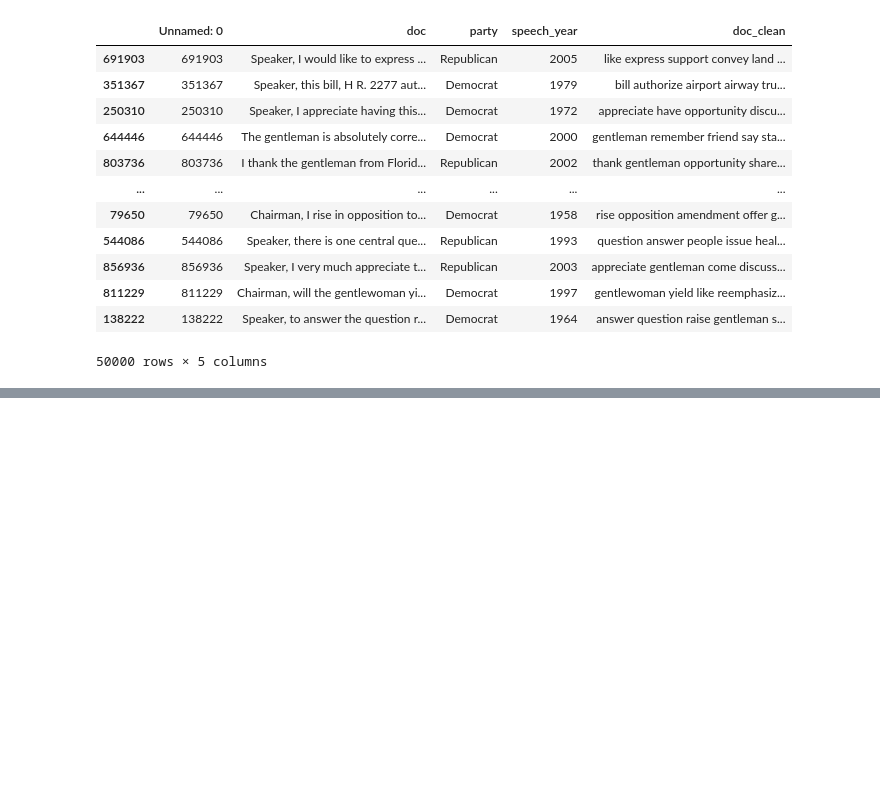
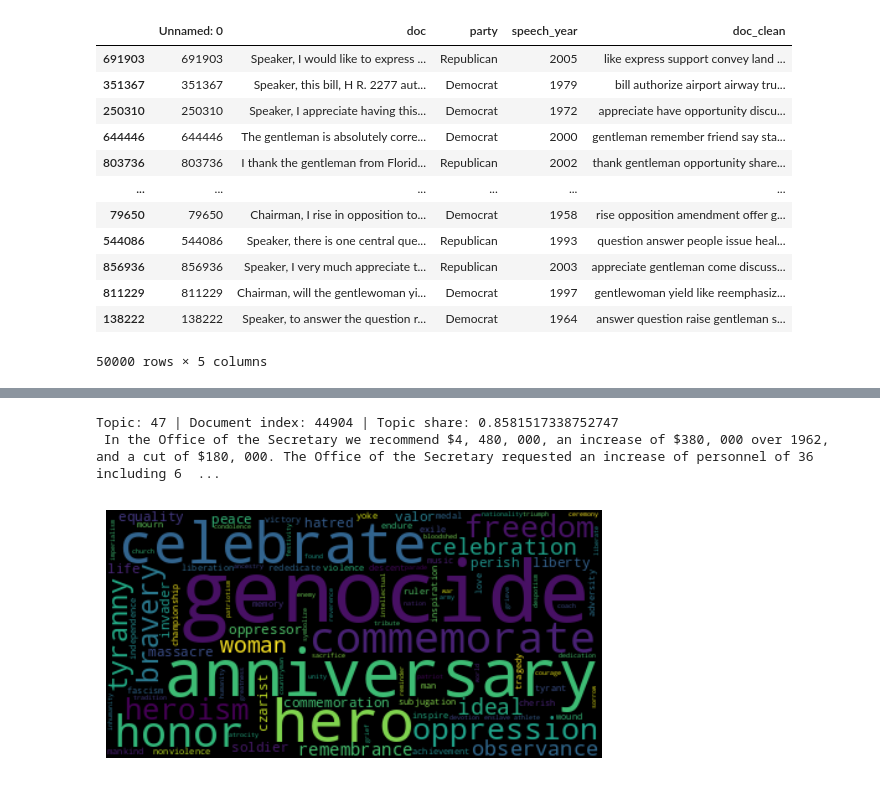
Before and after one commit to benjamin-kohler/generalized_topic_model, a Jupyter notebook: notebooks/gtm_us_congress.ipynb, the cells around one changed output, grey strips where cells are left out. Drawn from its saved outputs; the diff is of its cells as text; code cells hidden in the pictures; blank space fills up the shorter version.

```diff
--- a/notebooks/gtm_us_congress.ipynb
+++ b/notebooks/gtm_us_congress.ipynb
@@ -26,8 +26,8 @@ from gtm import GTM
 # Create a GTMCorpus object
 train_dataset = GTMCorpus(
     df,
-    prevalence = "~ party + C(speech_year)",
-    content = "~ party + C(speech_year)"
+    prevalence = "~ party", # + C(speech_year)
+    content = "~ party" # + C(speech_year)
 )
 
 train_dataset.M_prevalence_covariates.shape
@@ -68,7 +52,7 @@ train_dataset.prevalence_colnames
 tm = GTM(
     train_dataset,
     n_topics=50,
-    doc_topic_prior='logistic_normal', #dirichlet
+    doc_topic_prior='dirichlet', # logistic_normal
     alpha=0.1,
     prevalence_covariates_regularization=0.1,
     update_prior=True,
@@ -145,0 +137,5 @@ dfc[dfc['covariate'] == "C(speech_year)[T.2009]"]
+# %%
+tm.get_top_docs(train_dataset, topic_id = 47)
+# %% [output]
+Topic: 47 | Document index: 44904 | Topic share: 0.8581517338752747
+ In the Office of the Secretary we recommend $4, 480, 000, an increase of $380, 000 over 1962, and a cut of $180, 000. The Office of the Secretary requested an increase of personnel of 36 including 6  ...
@@ -145,0 +147,4 @@ dfc[dfc['covariate'] == "C(speech_year)[T.2009]"]
+# %%
+tm.plot_wordcloud(topic_id = 18)
+# %% [output]
+[figure, added]
```
Also changed, not shown: parts of 10 cells of this notebook, 7 other files.
